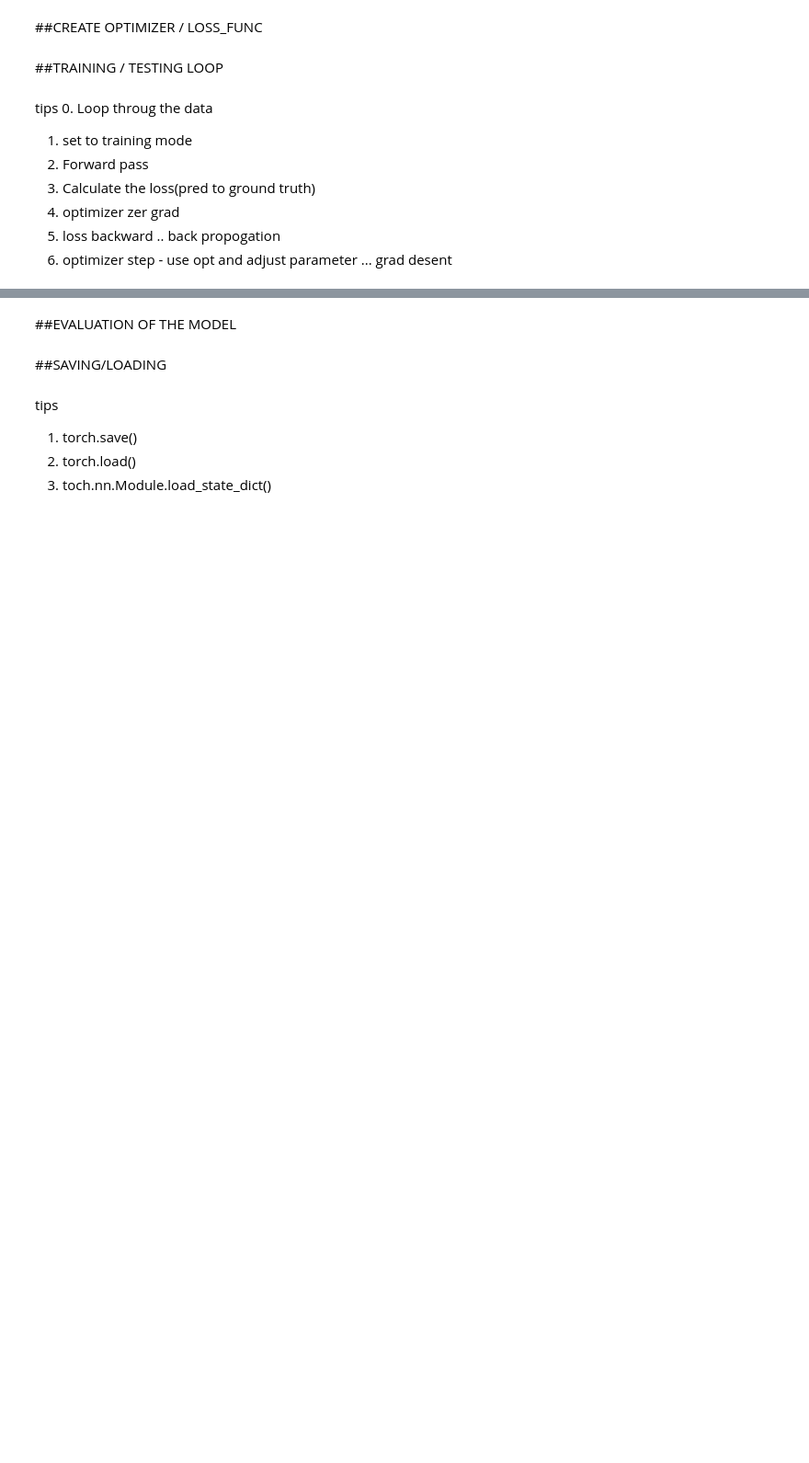
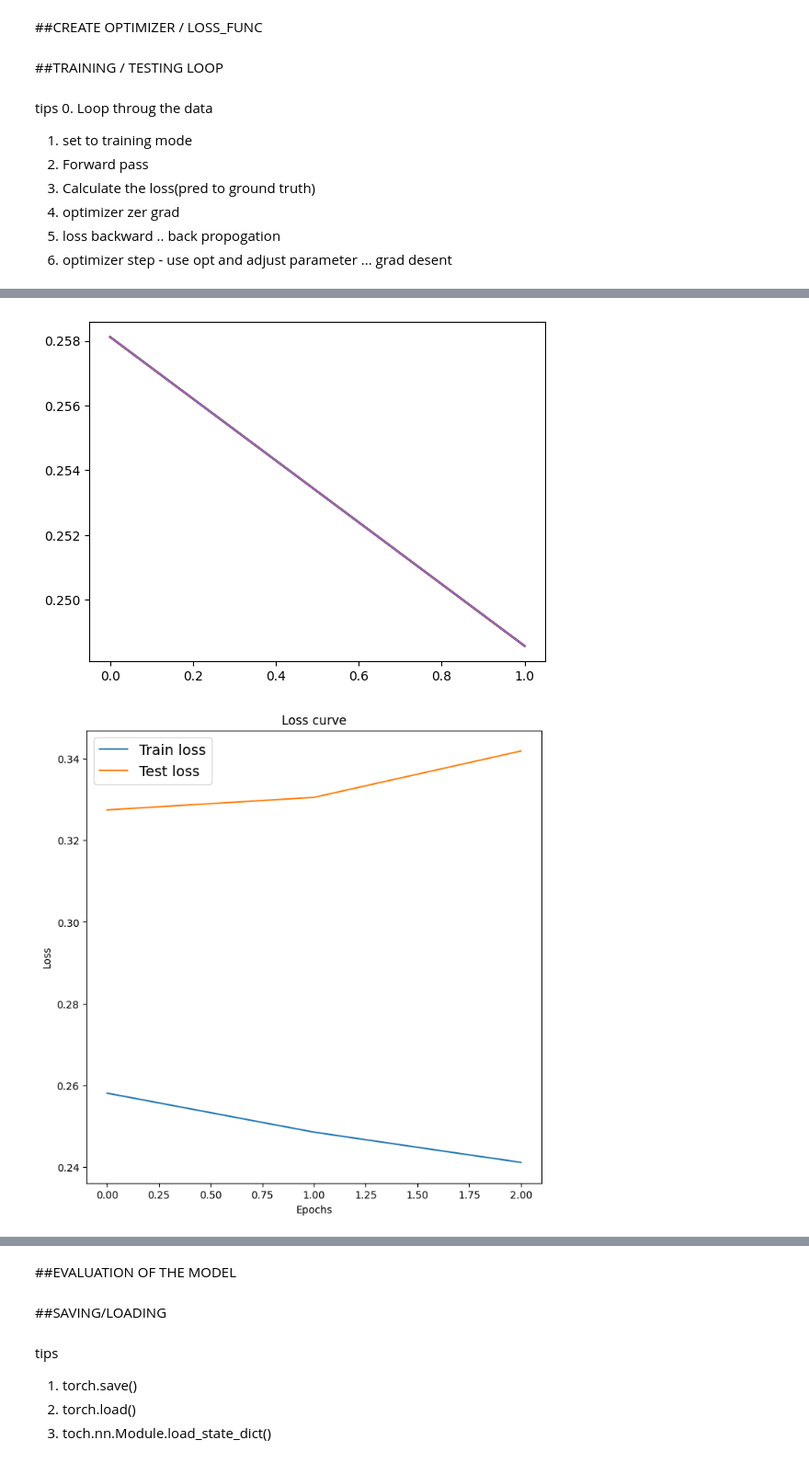
Before and after one commit to AhamedShimak/pytorch, a Jupyter notebook: computer_vision_cnn_code_along.ipynb, the cells around one changed output, grey strips where cells are left out. Shown: that part at 92% size. Drawn from its saved outputs; the diff is of its cells as text; code cells hidden in the pictures; blank space fills up the shorter version.

```diff
--- a/computer_vision_cnn_code_along.ipynb
+++ b/computer_vision_cnn_code_along.ipynb
@@ -385,3 +372,5 @@ tips
 4. optimizer zer grad
 5. loss backward .. back propogation
 6. optimizer step - use opt and adjust parameter ... grad desent
+# %%
+x,y=test_dataloader.dataset[0]
@@ -477,0 +435,70 @@ details_loss_curve(epochs,train_loss_track,test_loss_track)
+# %%
+# Import tqdm for progress bar
+from tqdm.auto import tqdm
+train_loss_track=[]
+test_loss_track=[]
+
+# Set the number of epochs (we'll keep this small for faster training times)
+epochs = 3
+
+# Create training and testing loop
+for epoch in tqdm(range(epochs)):
+    print(f"Epoch: {epoch}\n-------")
+    ### Training
+    train_loss = 0
+    # Add a loop to loop through training batches
+    for batch, (X, y) in enumerate(train_dataloader):
+        model.train()
+        # 1. Forward pass
+        y_pred = model(X)
+
+        # 2. Calculate loss (per batch)
+        loss = loss_func(y_pred, y)
+        train_loss += loss # accumulatively add up the loss per epoch
+
+        # 3. Optimizer zero grad
+        optimizer.zero_grad()
+
+        # 4. Loss backward
+        loss.backward()
+
+        # 5. Optimizer step
+        optimizer.step()
+
+        # Print out how many samples have been seen
+        if batch % 400 == 0:
+            print(f"Looked at {batch * len(X)}/{len(train_dataloader.dataset)} samples")
+            plt.plot(train_loss_track)
+
+    # Divide total train loss by length of train dataloader (average loss per batch per epoch)
+    train_loss /= len(train_dataloader)
+    train_loss_track.append(train_loss.detach())
+    ### Testing
+    # Setup variables for accumulatively adding up loss and accuracy
+    test_loss, test_acc = 0, 0
+    model.eval()
+    with torch.inference_mode():
+        for X, y in test_dataloader:
+            # 1. Forward pass
+            test_pred = model(X)
+
+            # 2. Calculate loss (accumatively)
+            test_loss += loss_func(test_pred, y) # accumulatively add up the loss per epoch
+
+            # 3. Calculate accuracy (preds need to be same as y_true)
+            test_acc += accu(y, test_pred.argmax(dim=1))
+
+        # Calculations on test metrics need to happen inside torch.inference_mode()
+        # Divide total test loss by length of test dataloader (per batch)
+        test_loss /= len(test_dataloader)
+
+        # Divide total accuracy by length of test dataloader (per batch)
+        test_acc /= len(test_dataloader)
+        test_loss_track.append(test_loss.detach())
+
+    ## Print out what's happening
+    print(f"\nTrain loss: {train_loss:.5f} | Test loss: {test_loss:.5f}, Test acc: {test_acc:.2f}%\n")
+
+
+details_loss_curve(range(epochs),train_loss_track,test_loss_track)
+# %% [output]
@@ -477,0 +522,2 @@ details_loss_curve(epochs,train_loss_track,test_loss_track)
+[figure, added]
+[figure, added]
```
Also changed, not shown: parts of 18 cells of this notebook.
